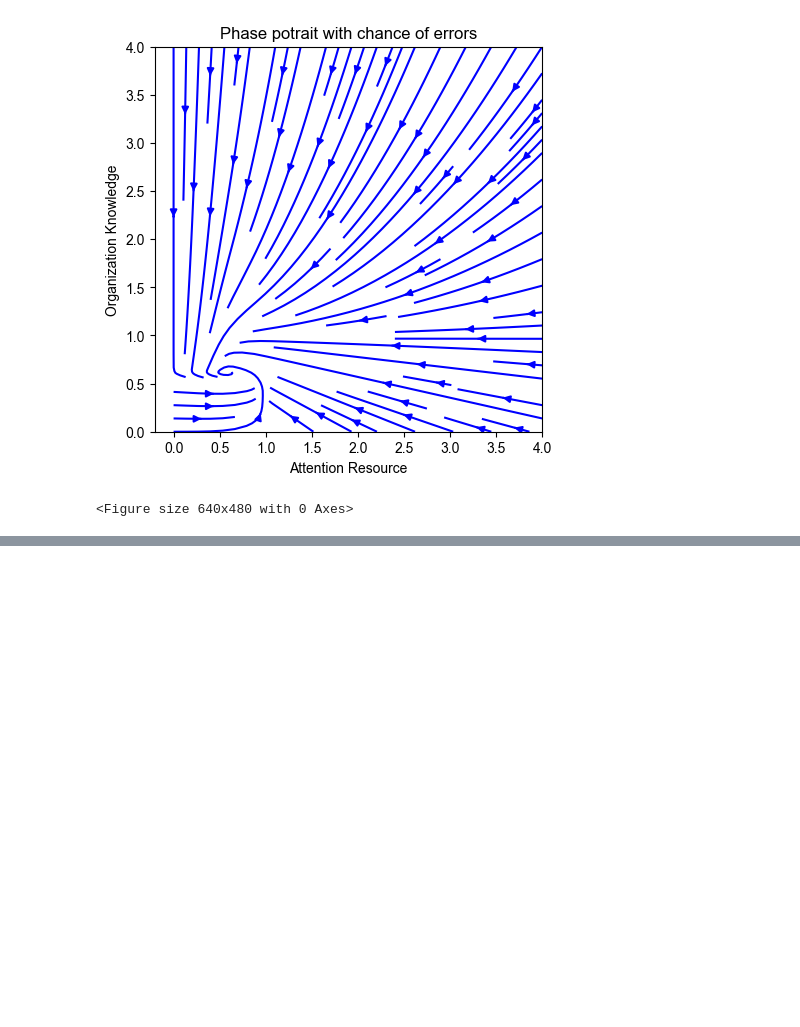
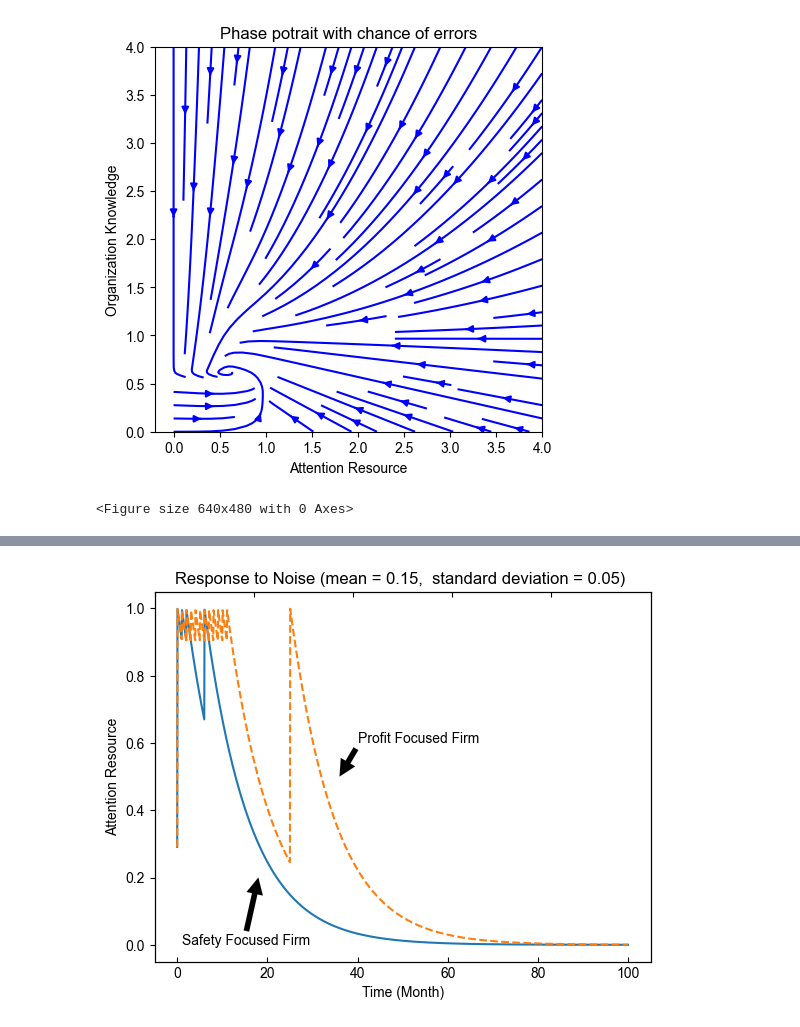
Before and after one commit to georgia-max/OrganizationOscillation, a Jupyter notebook: src/Safety_focus_v8(Exp)_result.ipynb, the cells around one changed output, grey strips where cells are left out. Drawn from its saved outputs; the diff is of its cells as text; code cells hidden in the pictures; blank space fills up the shorter version.

```diff
--- a/src/Safety_focus_v8(Exp)_result.ipynb
+++ b/src/Safety_focus_v8(Exp)_result.ipynb
@@ -478,0 +648,12 @@ plt.savefig('Images/Streamplot_case2.png')
+# %%
+df_noise3 = pd.read_excel('../Experiment/noise3.xlsx')
+
+df_noise3 = df_noise3.transpose()
+# Set the first row as column names
+df_noise3.columns = df_noise3.iloc[0]
+
+# Drop the first row
+df_noise3 = df_noise3.drop(df_noise3.index[0])
+
+df_noise3 = df_noise3.astype(float)
+df_noise3.head()
@@ -478,0 +688,38 @@ plt.savefig('Images/Streamplot_case2.png')
+# %%
+plt.rc('font', family='Arial')
+
+# Create a figure and a set of subplots
+fig, ax = plt.subplots()
+
+# Plot each column
+sns.lineplot(data=df_noise1['Attention Resource'], ax=ax, label='Safety Focused Firm' )
+sns.lineplot(data=df_noise3['Attention Resource'], ax=ax, label='Profit Focused Firm',linestyle='--')
+
+
+# Add arrows that point to the lines
+ax.annotate('Profit Focused Firm', xy=(36, 0.5), xytext=(40, 0.6), arrowprops=dict(facecolor='black', lw=0.05), fontsize=10)
+ax.annotate('Safety Focused Firm', xy=(18, 0.2), xytext=(1,0), arrowprops=dict(facecolor='black', lw=0.05), fontsize=10)
+
+# Set the legend
+ax.get_legend().remove()
+ax.set_title('Response to Noise (mean = 0.15,  standard deviation = 0.05) ', fontsize=12)
+
+# Set x and y axis titles
+ax.set_xlabel('Time (Month)')
+ax.set_ylabel('Attention Resource')
+
+ax.xaxis.tick_top() # This moves the x-axis labels to the top
+ax.tick_params(axis='x', direction='in') # This moves the x-axis ticks inside the graph
+
+ax2 = ax.twiny() # This creates a new set of axes with the same y-axis
+ax2.xaxis.tick_top() # This moves the new x-axis labels to the top
+ax2.set_xticklabels([]) # This removes the new x-axis labels
+ax2.tick_params(axis='x', direction='in') # This moves the x-axis ticks inside the graph
+
+
+# Show the plot
+plt.show()
+# Save the plot
+fig.savefig('Images/Noisessmall_Attention.png')
+# %% [output]
+[figure, added]
```
Also changed, not shown: parts of 32 cells of this notebook, 22 other files.
